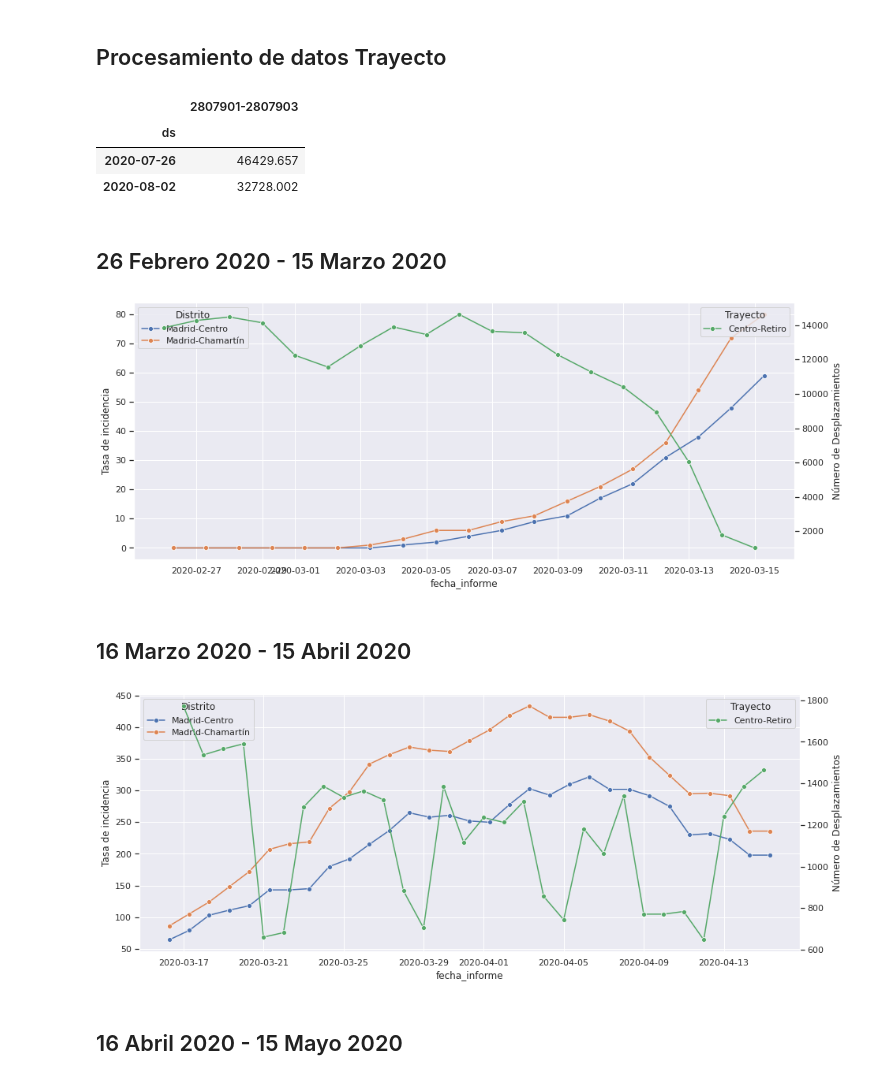
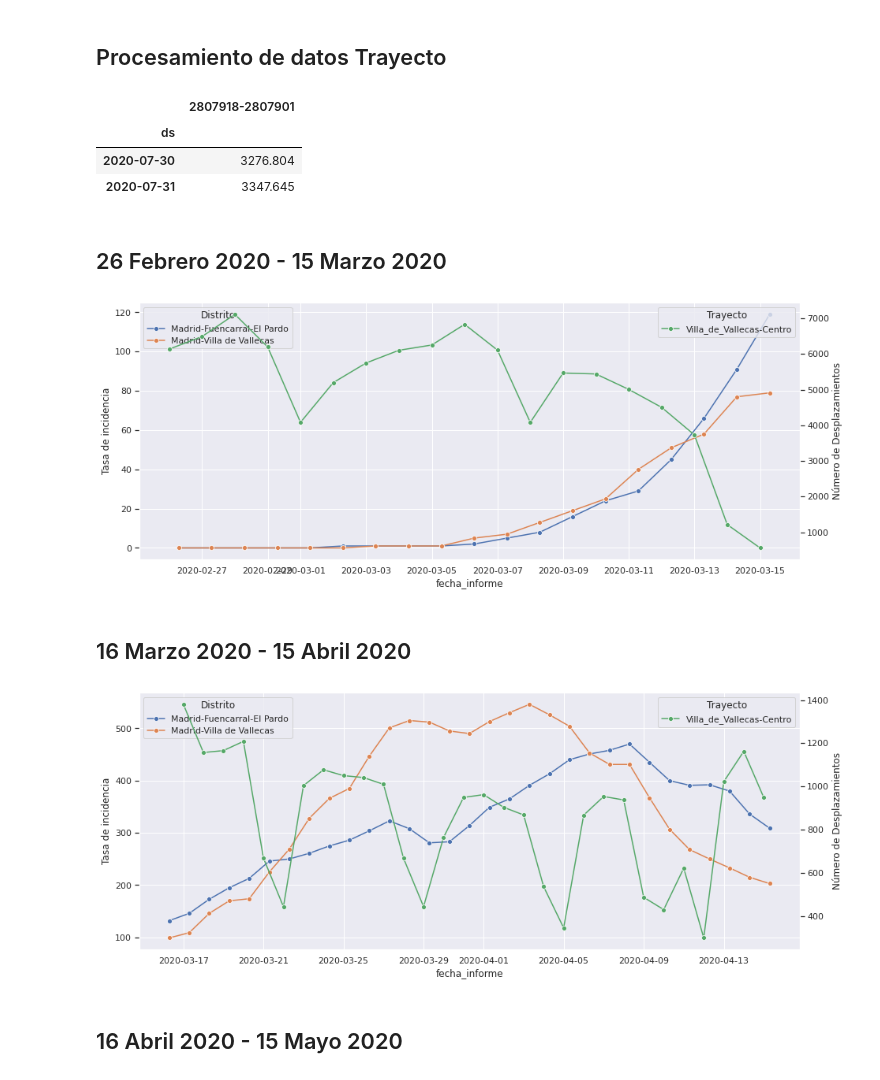
Before and after one commit to Jhonvalencia77/4to_avance, a Jupyter notebook: Tablas_Covid_19_vs_Desplazamientos_1.ipynb, the cells around one changed output. Saved outputs shown, nothing was run; the diff lists cells and outputs as text; code cells hidden in the pictures.

```diff
--- a/Tablas_Covid_19_vs_Desplazamientos_1.ipynb
+++ b/Tablas_Covid_19_vs_Desplazamientos_1.ipynb
@@ -136,6 +136,20 @@ def df_origen(origen,destino):
 
     df4 = pd.read_csv("/home/jonathan/tesis/3er_avance/Trayectos_Periodo_Confinamiento4.csv", sep=',',index_col=0, parse_dates=True, usecols=lista)
 
+    ######################PICKLE 5###############################
+    with open('/home/jonathan/tesis/3er_avance/columns_names_confinamiento5.pickle', "rb") as file:
+        columns_names = pickle.load(file)
+
+    names = list(columns_names)
+    lista=["ds"]
+
+    for trayectos in names:
+        x=trayectos.startswith(origen)
+        if x==True:
+            lista.append(trayectos)
+
+    df5 = pd.read_csv("/home/jonathan/tesis/3er_avance/Trayectos_Periodo_Confinamiento5.csv", sep=',',index_col=0, parse_dates=True, usecols=lista)
+
     #Filtramos el destino
     columns_names_df = df.columns
     names_1 = list(columns_names_df)
@@ -186,6 +200,16 @@ def df_origen(origen,destino):
             listaDst.append(trayectos)
     df4_Final = pd.read_csv("/home/jonathan/tesis/3er_avance/Trayectos_Periodo_Confinamiento4.csv", sep=',',index_col=0, parse_dates=True, usecols=listaDst)
 
+    #Filtramos el destino
+    columns_names_df = df5.columns
+    names_1 = list(columns_names_df)
+    listaDst=["ds"]
+    for trayectos in names_1:
+        x=trayectos.split("-",1)[1]
+        if x==destino:
+            listaDst.append(trayectos)
+    df5_Final = pd.read_csv("/home/jonathan/tesis/3er_avance/Trayectos_Periodo_Confinamiento5.csv", sep=',',index_col=0, parse_dates=True, usecols=listaDst)
+
 
     #Cambiamos la frecuencia a dias
     df_Final.index.freq = df_Final.index.inferred_freq
@@ -195,61 +219,64 @@ def df_origen(origen,destino):
     df1_Dia = df1_Final.resample('24H').sum()
 
     df2_Final.index.freq = df2_Final.index.inferred_freq
-    df2_Dia = df2_Final.resample('1W').sum()
+    df2_Dia = df2_Final.resample('24H').sum()
 
     df3_Final.index.freq = df3_Final.index.inferred_freq
-    df3_Dia = df3_Final.resample('1W').sum()
+    df3_Dia = df3_Final.resample('24H').sum()
 
     df4_Final.index.freq = df4_Final.index.inferred_freq
-    df4_Dia = df4_Final.resample('1W').sum()
+    df4_Dia = df4_Final.resample('24H').sum()
 
-    return df_Final, df1_Final, df2_Final, df3_Final, df4_Final, df_Dia, df1_Dia, df2_Dia, df3_Dia, df4_Dia, listaDst
+    df5_Final.index.freq = df5_Final.index.inferred_freq
+    df5_Dia = df5_Final.resample('24H').sum()
+
+    return df_Final, df1_Final, df2_Final, df3_Final, df4_Final, df5_Final, df_Dia, df1_Dia, df2_Dia, df3_Dia, df4_Dia, df5_Dia, listaDst
 
 origen = "2807918"
-destino = "2807903"
-df_Final, df1_Final, df2_Final, df3_Final, df4_Final, df_Dia, df1_Dia, df2_Dia, df3_Dia, df4_Dia, listaDst = df_origen(origen,destino)
+destino = "2807901"
+df_Final, df1_Final, df2_Final, df3_Final, df4_Final, df5_Final, df_Dia, df1_Dia, df2_Dia, df3_Dia, df4_Dia, df5_Dia, listaDst = df_origen(origen,destino)
 df2_Dia.tail(2)
 # %% [output]
-|  | 2807901-2807903 |
+|  | 2807918-2807901 |
 | ds |  |
-| 2020-07-26 | 46429.657 |
-| 2020-08-02 | 32728.002 |
+| 2020-07-30 | 3276.804 |
+| 2020-07-31 | 3347.645 |
 # %% [markdown]
 ## 26 Febrero 2020 - 15 Marzo 2020
 # %%
 sb.set(rc = {'figure.figsize':(15,6)})
 columns_names = table_Final.columns
-Distrito_1 = "Madrid-Centro"
-Distrito_2 = "Madrid-Chamart"
+Distrito_1 = "Madrid-Villa de"
+Distrito_2 = "Madrid-Fuen"
 
 cont=1
 
 for distrito in columns_names:
 
     x=distrito.startswith(Distrito_1)
     y=distrito.startswith(Distrito_2)
 
     if (x==True) | (y==True):
         graph=sb.lineplot(x="fecha_informe", y=distrito, data=table_Final.loc['2020-02-26':'2020-03-15'],legend='brief',label=distrito, marker="o")
         graph.set(ylabel='Tasa de incidencia')
         graph.legend(loc='upper left', title='Distrito')
 
 #Creamos dicionario para buscar el nombre de cada distrito
 for line in listaDst:
     if line=="ds":
         continue
     origen = line.split("-",1)[0]
     destino = line.split("-",1)[1]
     lines_names = {"19024":"Fuera_Madrid","2800601":"Fuera_Madrid","2806504":"Fuera_Madrid","2807901":"Centro","2807902":"Arganzuela","2807903":"Retiro","2807904":"Salamanca","2807905":"Chamartín","2807906":"Tetuán","2807907":"Chamberí","2807908":"El_Pardo","2807909":"Moncloa-Aravaca","2807910":"Latina","2807911":"Carabanchel","2807912":"Usera","2807913":"Puente_de_Vallecas","2807914":"Moratalaz","2807915":"Ciudad_Lineal","2807916":"Hortaleza","2807917":"Villaverde","2807918":"Villa_de_Vallecas","2807919":"Vicálvaro","2807920":"San Blas-Canillejas","2812301":"Fuera_Madrid"}
 
 
 ax2 = plt.twinx()
 graph=sb.lineplot(x="ds", y=listaDst[1], data=df_Dia.loc['2020-02-26':'2020-03-15'],legend='brief',label=lines_names[origen]+"-"+lines_names[destino], color="g", ax=ax2,marker="o")
 graph.set(ylabel='Número de Desplazamientos')
 graph.legend(loc='upper right',title='Trayecto')
 graph.grid(False)
 # %% [output]
-[figure, old version]
+[figure, new version]
 # %% [markdown]
 ## 16 Marzo 2020 - 15 Abril 2020
 # %%
@@ -279,7 +306,7 @@ graph.set(ylabel='Número de Desplazamientos')
 graph.legend(loc='upper right',title='Trayecto')
 graph.grid(False)
 # %% [output]
-[figure, old version]
+[figure, new version]
 # %% [markdown]
 ## 16 Abril 2020 - 15 Mayo 2020
 # %%
```
Also changed, not shown: parts of 20 cells of this notebook.
